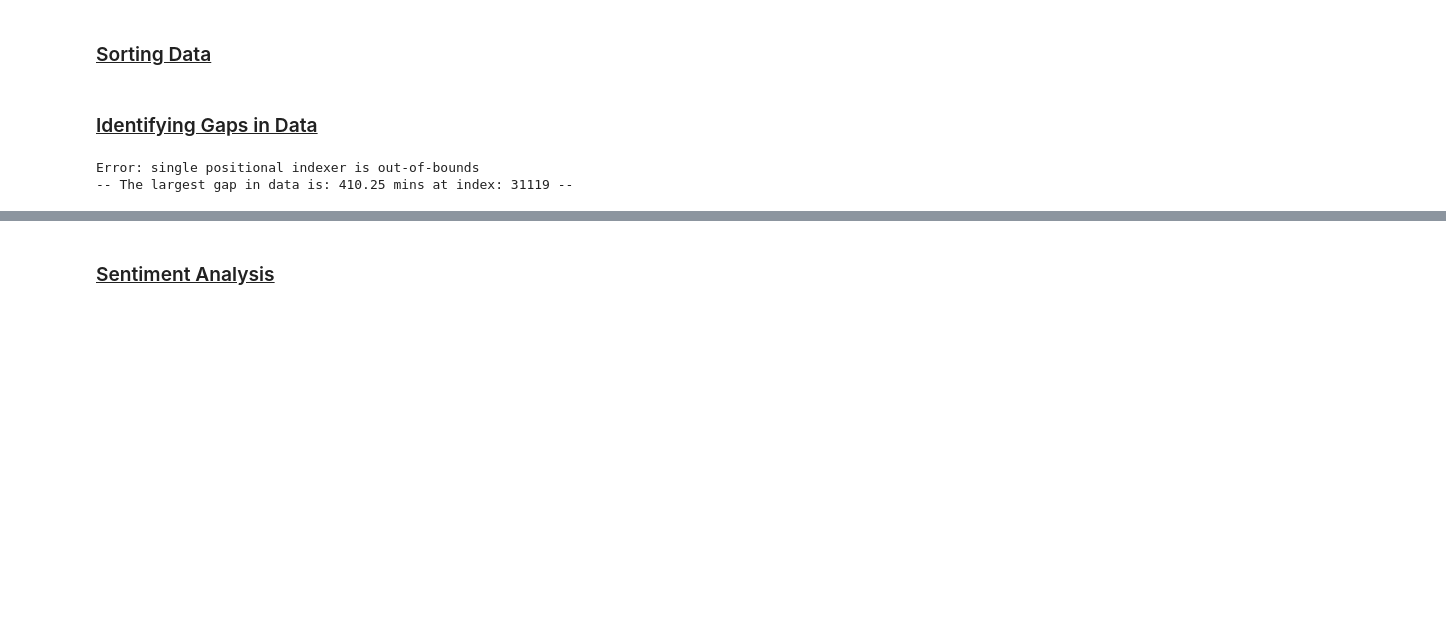
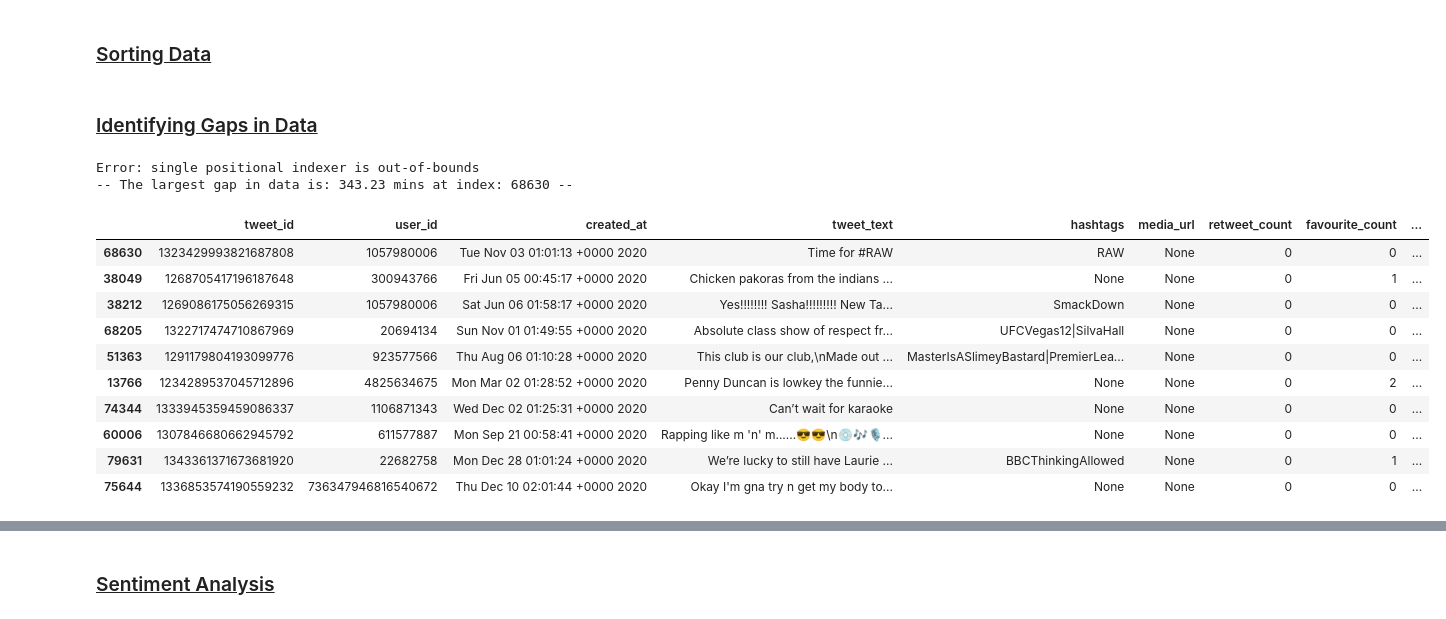
Before and after one commit to christywastaken/twitter-sentiment-analysis, a Jupyter notebook: twitter_sentiment_analysis.ipynb, the cells around one changed output, grey strips where cells are left out. Drawn from its saved outputs; the diff is of its cells as text; code cells hidden in the pictures; blank space fills up the shorter version.

```diff
--- a/twitter_sentiment_analysis.ipynb
+++ b/twitter_sentiment_analysis.ipynb
@@ -186,15 +204,25 @@ with SQLContextManager('twitter_sentiment_analysis.db') as connection:
 ### <u>Identifying Gaps in Data<u/>
 # %%
 # check for gaps in data and sort by largest gaps.
-with SQLContextManager('twitter_sentiment_analysis.db') as connection:
-    query = "SELECT * FROM all_2020"
-    tweet_df_2020 = pd.read_sql(query, connection)
 
-tweet_df_time_gaps_2020 = check_gaps_in_data(tweet_df_2020)
+tweet_df_time_gaps_2020 = check_gaps_in_data(epoch_tweet_df_2020)
 tweet_df_time_gaps_2020.sort_values(by='time_diff_mins', inplace=True, ascending=False)
+
+tweet_df_time_gaps_2020.head(10)
 # %% [output]
 Error: single positional indexer is out-of-bounds
--- The largest gap in data is: 410.25 mins at index: 31119 --
+-- The largest gap in data is: 343.23 mins at index: 68630 --
+|  | tweet_id | user_id | created_at | tweet_text | hashtags | media_url | retweet_count | favourite_count | ... |
+| 68630 | 1323429993821687808 | 1057980006 | Tue Nov 03 01:01:13 +0000 2020 | Time for #RAW | RAW | None | 0 | 0 | ... |
+| 38049 | 1268705417196187648 | 300943766 | Fri Jun 05 00:45:17 +0000 2020 | Chicken pakoras from the indians ... | None | None | 0 | 1 | ... |
+| 38212 | 1269086175056269315 | 1057980006 | Sat Jun 06 01:58:17 +0000 2020 | Yes!!!!!!!! Sasha!!!!!!!!! New Ta... | SmackDown | None | 0 | 0 | ... |
+| 68205 | 1322717474710867969 | 20694134 | Sun Nov 01 01:49:55 +0000 2020 | Absolute class show of respect fr... | UFCVegas12|SilvaHall | None | 0 | 0 | ... |
+| 51363 | 1291179804193099776 | 923577566 | Thu Aug 06 01:10:28 +0000 2020 | This club is our club,\nMade out ... | MasterIsASlimeyBastard|PremierLea... | None | 0 | 0 | ... |
+| 13766 | 1234289537045712896 | 4825634675 | Mon Mar 02 01:28:52 +0000 2020 | Penny Duncan is lowkey the funnie... | None | None | 0 | 2 | ... |
+| 74344 | 1333945359459086337 | 1106871343 | Wed Dec 02 01:25:31 +0000 2020 | Can’t wait for karaoke | None | None | 0 | 0 | ... |
+| 60006 | 1307846680662945792 | 611577887 | Mon Sep 21 00:58:41 +0000 2020 | Rapping like m 'n' m......😎😎\n💿🎶🎙... | None | None | 0 | 0 | ... |
+| 79631 | 1343361371673681920 | 22682758 | Mon Dec 28 01:01:24 +0000 2020 | We’re lucky to still have Laurie ... | BBCThinkingAllowed | None | 0 | 1 | ... |
+| 75644 | 1336853574190559232 | 736347946816540672 | Thu Dec 10 02:01:44 +0000 2020 | Okay I'm gna try n get my body to... | None | None | 0 | 0 | ... |
 # %%
 # visiualizing gaps in the data
 import matplotlib.pyplot as plt
```
Also changed, not shown: parts of 11 cells of this notebook.
